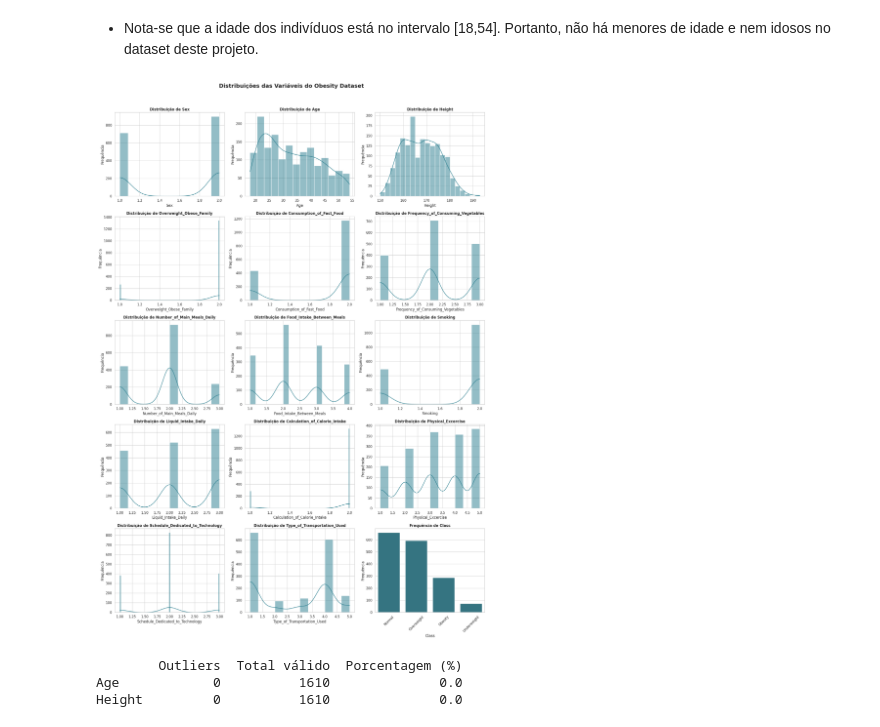
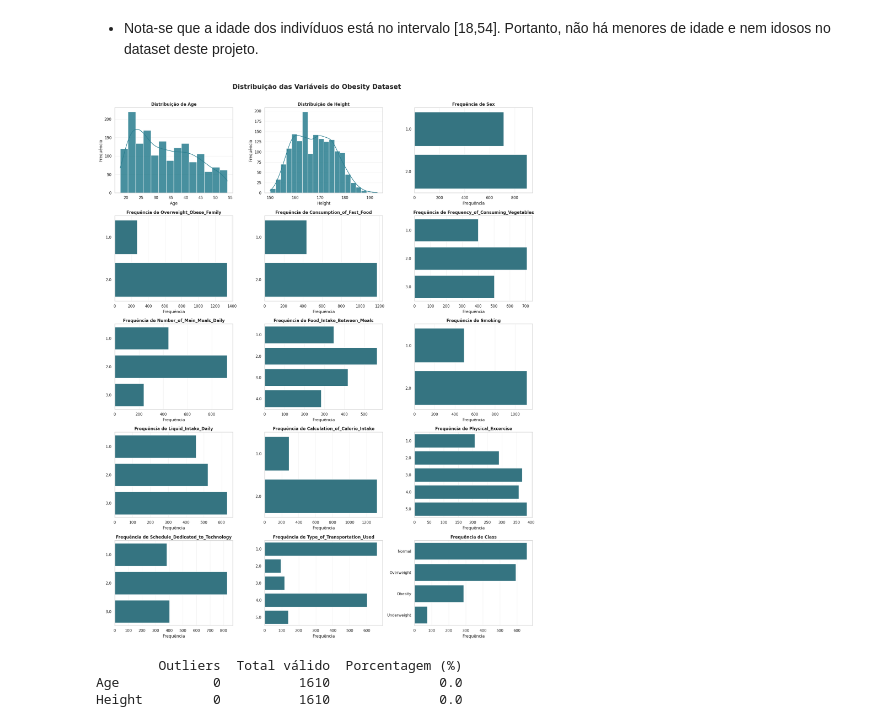
Before and after one commit to Cairo-Henrique/obesity-biostatistics, a Jupyter notebook: Obesity_Biostat_Analysis.ipynb, the cells around one changed output. Cells and saved outputs as stored; diff of their text form; code cells hidden in the pictures.

```diff
--- a/Obesity_Biostat_Analysis.ipynb
+++ b/Obesity_Biostat_Analysis.ipynb
@@ -445,35 +445,46 @@ max      54.000000   193.000000
 # HISTOGRAMAS E GRÁFICOS DE BARRAS
 ######################################
 
+import matplotlib.pyplot as plt
+import seaborn as sns
+import math
+
 # Configuração visual
-sns.set_theme(style="whitegrid", palette="viridis")
+sns.set_theme(style="whitegrid")
 
 # Identificação dos tipos de variáveis
-num_cols = df.select_dtypes(include="number").columns.tolist()
-cat_cols = df.select_dtypes(exclude="number").columns.tolist()
+num_cols = [col for col in ["Age", "Height"] if col in df.columns]
+cat_cols = [col for col in df.columns if col not in num_cols]
 
-# Número de gráficos por linha
+# Configuração da grade
 n_cols = 3
 n_plots = len(num_cols) + len(cat_cols)
-n_rows = int(n_plots / n_cols)
+n_rows = math.ceil(n_plots / n_cols)
 
 fig, axes = plt.subplots(
-    n_rows, n_cols,
-    figsize=(18, 5 * n_rows)
+    n_rows,
+    n_cols,
+    figsize=(18, 4.5 * n_rows)
 )
 
 axes = axes.flatten()
 
-# Histogramas das variáveis numéricas
 plot_idx = 0
+
+# ------------------------------------
+# Variáveis quantitativas: histogramas
+# ------------------------------------
 
 for col in num_cols:
     sns.histplot(
         data=df,
         x=col,
+        bins="auto",
         kde=True,
-        ax=axes[plot_idx],
-        color="#287D8E"
+        color="#287D8E",
+        edgecolor="white",
+        alpha=0.85,
+        ax=axes[plot_idx]
     )
 
     axes[plot_idx].set_title(
@@ -481,47 +492,69 @@ for col in num_cols:
         fontsize=12,
         fontweight="bold"
     )
+
     axes[plot_idx].set_xlabel(col)
     axes[plot_idx].set_ylabel("Frequência")
+    axes[plot_idx].grid(axis="y", alpha=0.3)
+    axes[plot_idx].grid(axis="x", visible=False)
+
     plot_idx += 1
 
-# Gráficos de frequência das variáveis categóricas
+
+# ------------------------------------
+# Variáveis categóricas: barras horizontais
+# ------------------------------------
+
 for col in cat_cols:
-    order = df[col].value_counts().index
+
+    # Preserva a ordem natural dos códigos numéricos
+    if df[col].dtype.kind in "iuf":
+        order = sorted(df[col].dropna().unique())
+    else:
+        order = df[col].value_counts().index.tolist()
 
     sns.countplot(
         data=df,
-        x=col,
+        y=col,
         order=order,
-        ax=axes[plot_idx],
-        color="#287D8E"
+        color="#287D8E",
+        edgecolor="white",
+        ax=axes[plot_idx]
     )
 
     axes[plot_idx].set_title(
         f"Frequência de {col}",
         fontsize=12,
         fontweight="bold"
     )
-    axes[plot_idx].set_xlabel(col)
-    axes[plot_idx].set_ylabel("Frequência")
-    axes[plot_idx].tick_params(axis="x", rotation=45)
+
+    axes[plot_idx].set_xlabel("Frequência")
+    axes[plot_idx].set_ylabel("")
+    axes[plot_idx].grid(axis="x", alpha=0.3)
+    axes[plot_idx].grid(axis="y", visible=False)
+
     plot_idx += 1
 
-# Remover eixos vazios
+
+# ------------------------------------
+# Finalização
+# ------------------------------------
+
+# Remove os eixos não utilizados
 for idx in range(plot_idx, len(axes)):
     fig.delaxes(axes[idx])
 
-plt.suptitle(
-    "Distribuições das Variáveis do Obesity Dataset",
-    fontsize=18,
+fig.suptitle(
+    "Distribuição das Variáveis do Obesity Dataset",
+    fontsize=19,
     fontweight="bold",
-    y=1.02
+    y=1.005
 )
 
 plt.tight_layout()
 plt.show()
 # %% [output]
-[figure, old version]
+[figure, new version]
 # %%
 ######################################
 # BOXPLOTS DAS VARIÁVEIS QUANTITATIVAS
```
Also changed, not shown: parts of 11 cells of this notebook.
